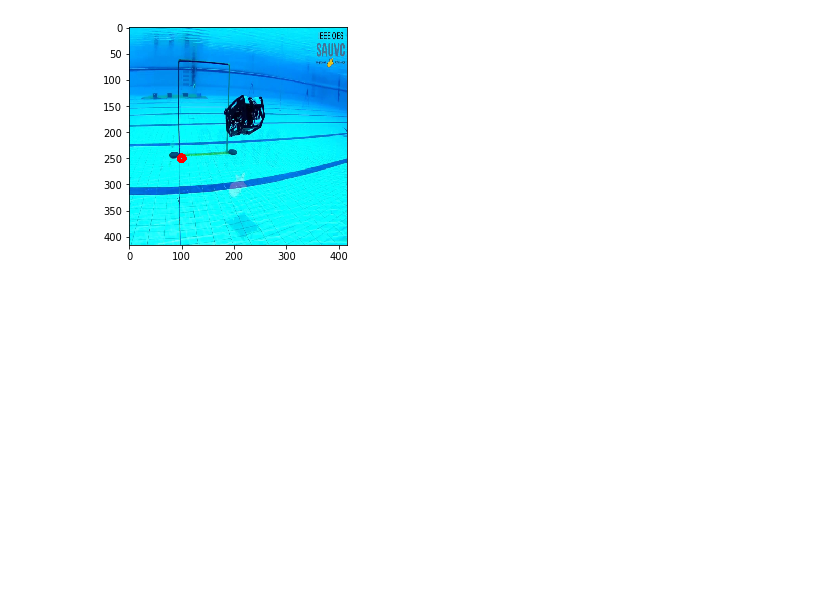
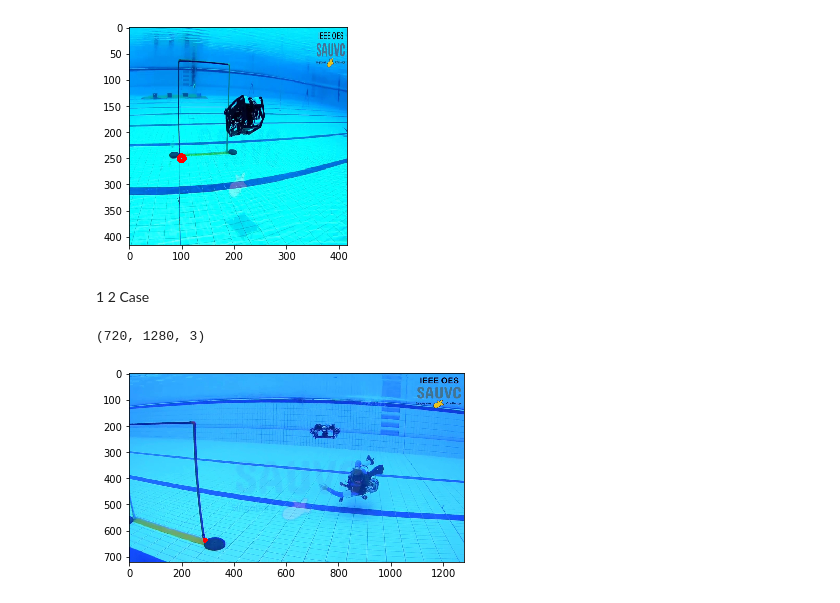
Before and after one commit to ashvath100/computer-vision, a Jupyter notebook: experimentation/Data_Cleaning/Data_YOLO.ipynb, the cells around one changed output. Saved outputs shown, nothing was run; the diff lists cells and outputs as text; code cells hidden in the pictures; blank space fills up the shorter version.

```diff
--- a/experimentation/Data_Cleaning/Data_YOLO.ipynb
+++ b/experimentation/Data_Cleaning/Data_YOLO.ipynb
@@ -175,3 +181,16 @@ plt.imshow(img[...,::-1])
 # %% [output]
 <matplotlib.image.AxesImage at 0x...>
 [figure]
+# %% [markdown]
+1 2 Case
+# %%
+img = cv2.imread('/content/2018_VID_1_3_frame854.jpg')
+print(img.shape)
+# %% [output]
+(720, 1280, 3)
+# %%
+img = cv2.circle(img, (290, 636), 5, (0,0,255), 8)
+plt.imshow(img[...,::-1])
+plt.show()
+# %% [output]
+[figure, added]
```
Also changed, not shown: parts of 18 cells of this notebook, 3 other files.
